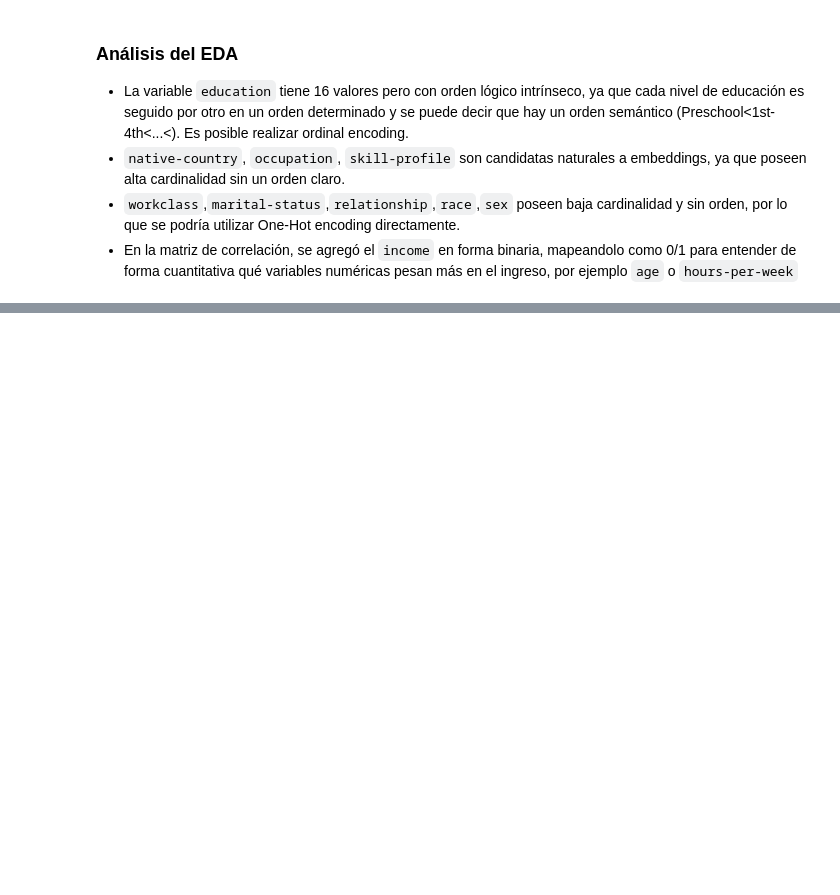
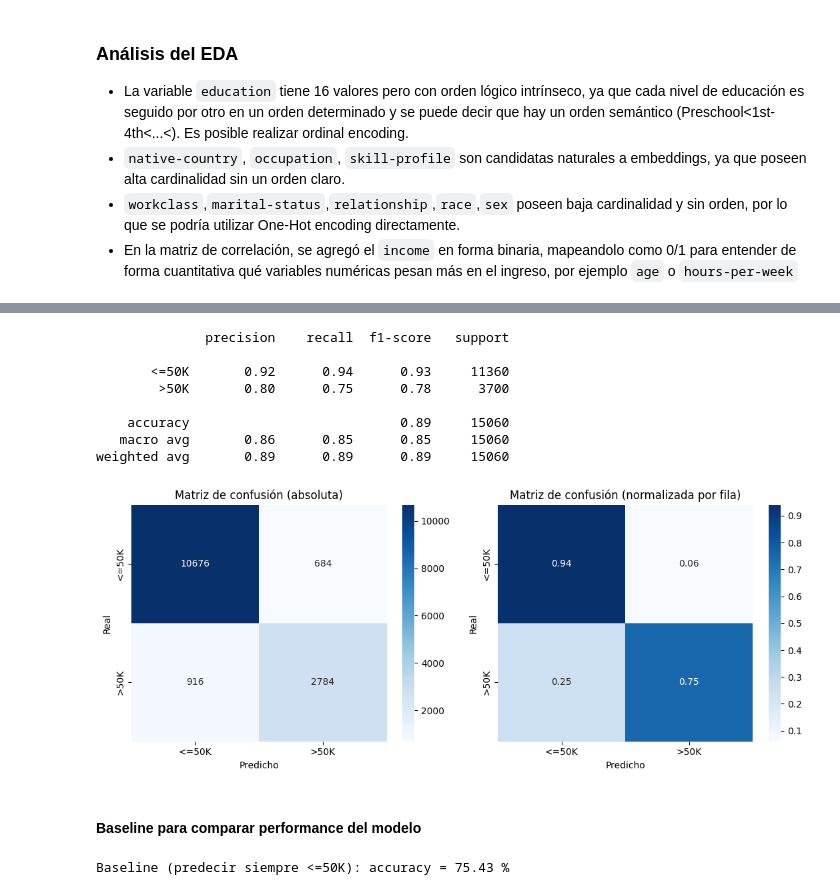
Before and after one commit to santiagoruizvt/AprendizajeProfundo-CEIA-RuizSantiago, a Jupyter notebook: TP2/RUIZ-SANTIAGO-TP2-Co25.ipynb, the cells around one changed output, grey strips where cells are left out. Saved outputs shown, nothing was run; the diff lists cells and outputs as text; code cells hidden in the pictures; blank space fills up the shorter version.

```diff
--- a/TP2/RUIZ-SANTIAGO-TP2-Co25.ipynb
+++ b/TP2/RUIZ-SANTIAGO-TP2-Co25.ipynb
@@ -262,0 +477,52 @@ No hay categorías en val no vistas en train
+# %%
+# obtengo predicciones finales sobre val
+model.eval()
+all_preds, all_targets = [], []
+with torch.no_grad():
+    for x_dense, emb_idx, y in val_loader:
+        x_dense = x_dense.to(device)
+        emb_idx = {k: v.to(device) for k, v in emb_idx.items()}
+        logits = model(x_dense, emb_idx)
+        preds = (torch.sigmoid(logits) > 0.5).float()
+        all_preds.append(preds.cpu().numpy())
+        all_targets.append(y.numpy())
+
+all_preds = np.concatenate(all_preds)
+all_targets = np.concatenate(all_targets)
+
+print(classification_report(all_targets, all_preds, target_names=["<=50K", ">50K"]))
+
+cm_abs = confusion_matrix(all_targets, all_preds)
+cm_norm = confusion_matrix(all_targets, all_preds, normalize="true")
+
+fig, axes = plt.subplots(1, 2, figsize=(11, 4.5))
+sns.heatmap(cm_abs, annot=True, fmt="d", cmap="Blues",
+            xticklabels=["<=50K", ">50K"], yticklabels=["<=50K", ">50K"], ax=axes[0])
+axes[0].set_title("Matriz de confusión (absoluta)")
+axes[0].set_xlabel("Predicho"); axes[0].set_ylabel("Real")
+
+sns.heatmap(cm_norm, annot=True, fmt=".2f", cmap="Blues",
+            xticklabels=["<=50K", ">50K"], yticklabels=["<=50K", ">50K"], ax=axes[1])
+axes[1].set_title("Matriz de confusión (normalizada por fila)")
+axes[1].set_xlabel("Predicho"); axes[1].set_ylabel("Real")
+
+plt.tight_layout()
+plt.show()
+# %% [output]
+              precision    recall  f1-score   support
+
+       <=50K       0.92      0.94      0.93     11360
+        >50K       0.80      0.75      0.78      3700
+
+    accuracy                           0.89     15060
+   macro avg       0.86      0.85      0.85     15060
+weighted avg       0.89      0.89      0.89     15060
+[figure, added]
+# %% [markdown]
+#### Baseline para comparar performance del modelo
+# %%
+# Baseline: predecir siempre la clase mayoritaria
+baseline_acc = (val["income"] == "<=50K").mean()
+print(f"Baseline (predecir siempre <=50K): accuracy = {100*baseline_acc:.2f} %")
+# %% [output]
+Baseline (predecir siempre <=50K): accuracy = 75.43 %
```
Also changed, not shown: parts of 9 cells of this notebook.
